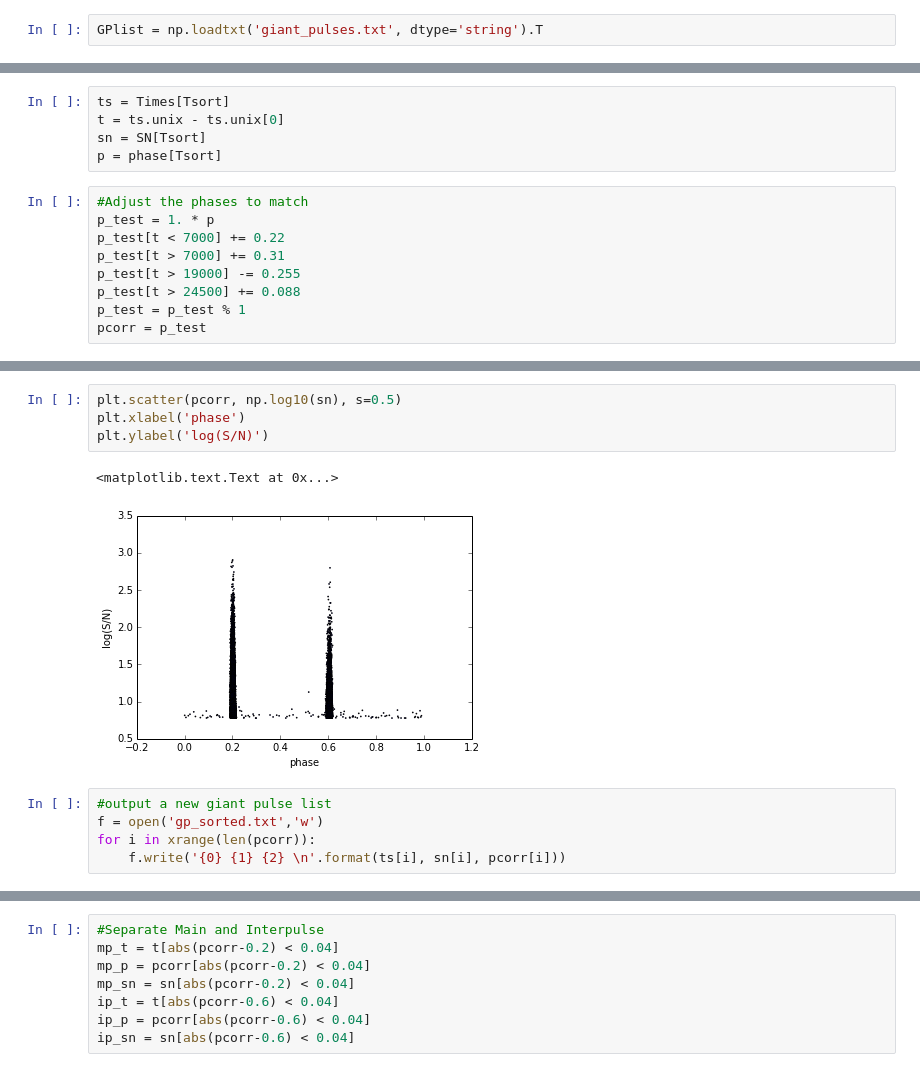
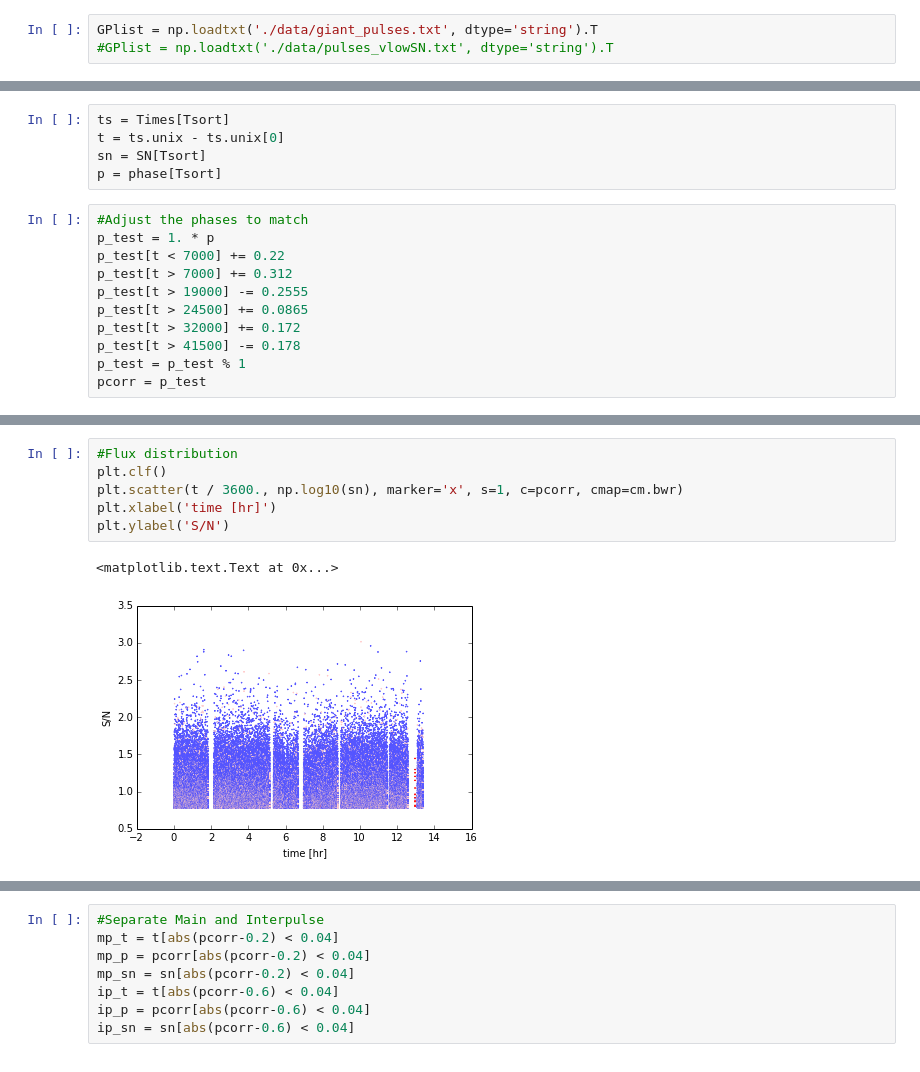
Before and after one commit to ramain/scint_analysis, a Jupyter notebook: crab/GP_analysis.ipynb, the cells around one changed output, grey strips where cells are left out. Drawn from its saved outputs; the diff is of its cells as text.

```diff
--- a/crab/GP_analysis.ipynb
+++ b/crab/GP_analysis.ipynb
@@ -6,7 +6,8 @@ import matplotlib.pyplot as plt
 import matplotlib.cm as cm
 from astropy.time import Time
 # %%
-GPlist = np.loadtxt('giant_pulses.txt', dtype='string').T
+GPlist = np.loadtxt('./data/giant_pulses.txt', dtype='string').T
+#GPlist = np.loadtxt('./data/pulses_vlowSN.txt', dtype='string').T
 # %%
 Times = Time(GPlist[0], format='isot', scale='utc')
 SN = GPlist[1].astype(float)
@@ -24,8 +24,10 @@ p = phase[Tsort]
 #Adjust the phases to match
 p_test = 1. * p
 p_test[t < 7000] += 0.22
-p_test[t > 7000] += 0.31
-p_test[t > 19000] -= 0.255
-p_test[t > 24500] += 0.088
+p_test[t > 7000] += 0.312
+p_test[t > 19000] -= 0.2555
+p_test[t > 24500] += 0.0865
+p_test[t > 32000] += 0.172
+p_test[t > 41500] -= 0.178
 p_test = p_test % 1
 pcorr = p_test
@@ -39,12 +57,9 @@ plt.ylabel('time [hours]')
 # %%
-plt.scatter(pcorr, np.log10(sn), s=0.5)
-plt.xlabel('phase')
-plt.ylabel('log(S/N)')
+#Flux distribution
+plt.clf()
+plt.scatter(t / 3600., np.log10(sn), marker='x', s=1, c=pcorr, cmap=cm.bwr)
+plt.xlabel('time [hr]')
+plt.ylabel('S/N')
 # %% [output]
 <matplotlib.text.Text at 0x...>
-[figure, old version]
+[figure, new version]
-# %%
-#output a new giant pulse list
-f = open('gp_sorted.txt','w')
-for i in xrange(len(pcorr)):
-    f.write('{0} {1} {2} \n'.format(ts[i], sn[i], pcorr[i]))
```
Also changed, not shown: parts of 36 cells of this notebook, 4 other files.
